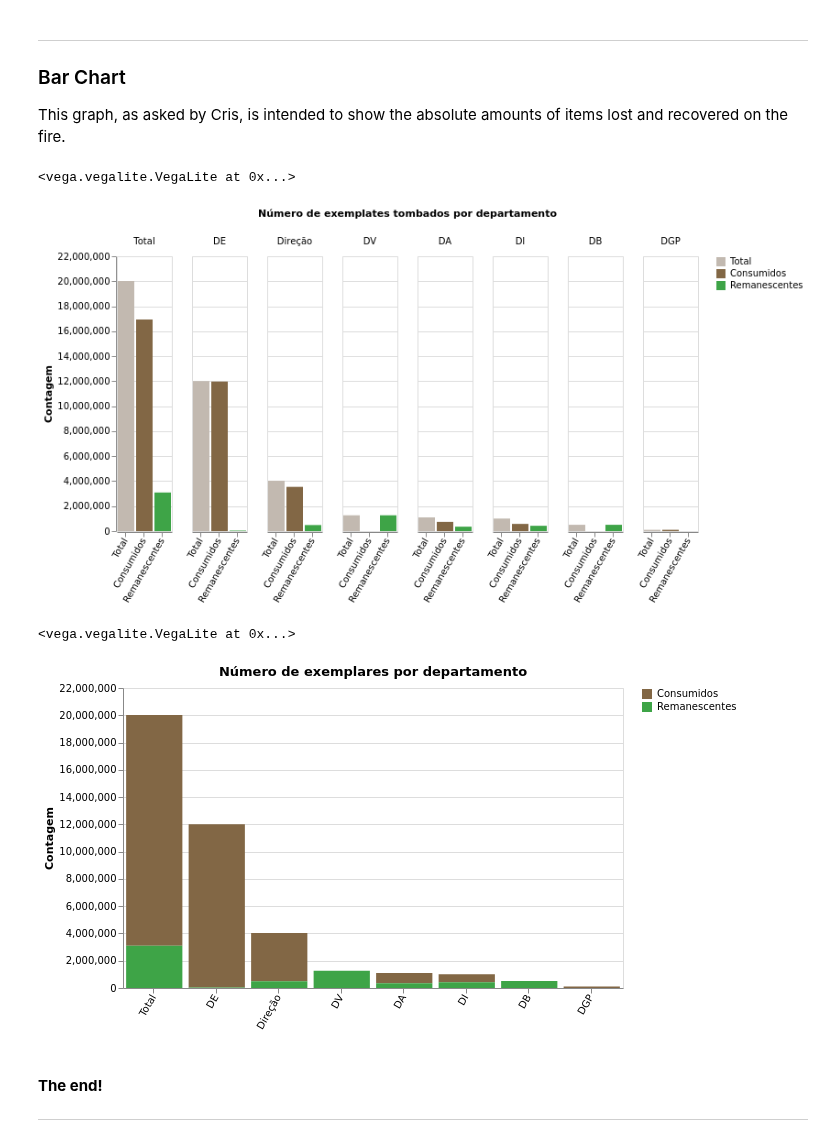
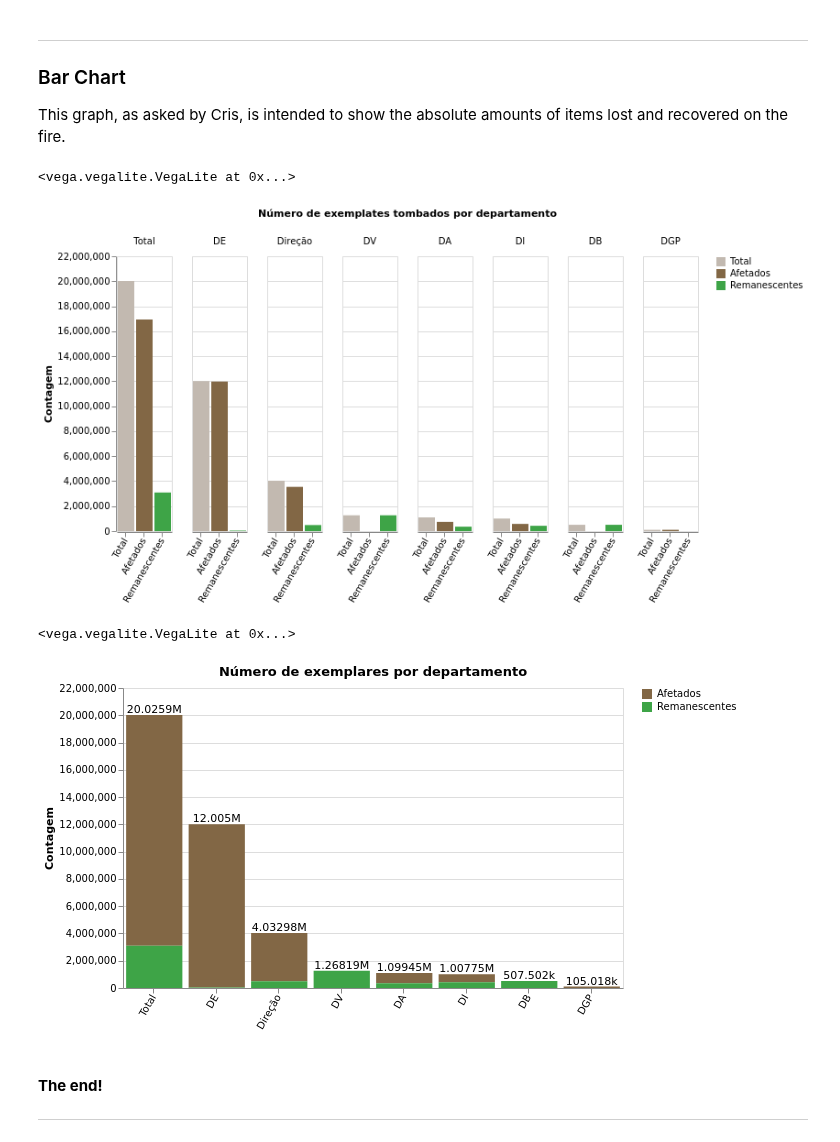
Before and after one commit to aslamedeiros/Vis_Zoo---Fase-1, a Jupyter notebook: Waffle_charts.ipynb, the cells around one changed output. Saved outputs shown, nothing was run; the diff lists cells and outputs as text; code cells hidden in the pictures.

```diff
--- a/Waffle_charts.ipynb
+++ b/Waffle_charts.ipynb
@@ -285,7 +283,7 @@ del temp['recup']
 # %%
 temp['Remanescentes'] = temp['numero_exemp'].astype(int) - temp['incendio'].astype(int)
 # %%
-temp = temp.rename(columns={'numero_exemp':'Total', 'incendio':'Consumidos'})
+temp = temp.rename(columns={'numero_exemp':'Total', 'incendio':'Afetados'})
 # %%
 temp = temp.set_index(['colecao','incendio_perc_total','incendio_perc_colecao'])
 temp = temp.groupby(['dept']).sum().stack().reset_index()
@@ -296,7 +294,7 @@ bar1 = alt.Chart(temp).mark_bar().encode(
              title='', axis=alt.Axis(labelAngle=-60)),
     y= alt.Y('num', title='Contagem'),
     color= alt.Color('nivel', scale=
-            alt.Scale(domain=['Total','Consumidos','Remanescentes'],
+            alt.Scale(domain=['Total','Afetados','Remanescentes'],
                       range=['#c2b9b0','#826745','#3EA447'])
         , title=''),
     column=alt.Column('dept', sort= ['Total','DE','Direção','DV','DA','DI','DB','DGP'],
@@ -310,29 +308,37 @@ bar1 = alt.Chart(temp).mark_bar().encode(
 bar1
 # %% [output]
 <vega.vegalite.VegaLite at 0x...>
-[figure, old version]
+[figure, new version]
 # %%
 bar1 = alt.Chart(temp[temp['nivel'] != 'Total'], width=500,
                 title= 'Número de exemplares por departamento').mark_bar().encode(
     x = alt.X('dept', sort= ['Total','DE','Direção','DV','DA','DI','DB','DGP'],
              title='', axis=alt.Axis(labelAngle=-60)),
     y= alt.Y('sum(num)', title='Contagem'),
     color= alt.Color('nivel', scale=
-            alt.Scale(domain=['Consumidos','Remanescentes'],
+            alt.Scale(domain=['Afetados','Remanescentes'],
                       range=['#826745','#3EA447'])
         , title=''),
 #     column=alt.Column('dept', sort= ['Total','DE','Direção','DV','DA','DI','DB','DGP'],
 #                      title='Número de exemplates tombados por departamento')
 )
 
+text = alt.Chart(temp[temp['nivel'] != 'Total'], width=500).mark_text(dx=0, dy=-5, color='black').encode(
+    x=alt.X('dept', stack='zero', sort= ['Total','DE','Direção','DV','DA','DI','DB','DGP'],
+             title='', axis=alt.Axis(labelAngle=-60)),
+    y=alt.Y('sum(num)', title=''),
+#     detail='site:N',
+    text=alt.Text('sum(num):Q', format='~s')
+)
+
 # bar1.save('./waffles/exemp_por_dept-stacked.svg')
 # bar1.save('./waffles/exemp_por_dept-stacked.html')
 # bar1.save('./waffles/exemp_por_dept-stacked.png')
 
-bar1
+bar1 + text
 # %% [output]
 <vega.vegalite.VegaLite at 0x...>
-[figure, old version]
+[figure, new version]
 # %% [markdown]
 <br>
 
```
Also changed, not shown: parts of 3 cells of this notebook, 50 other files.
